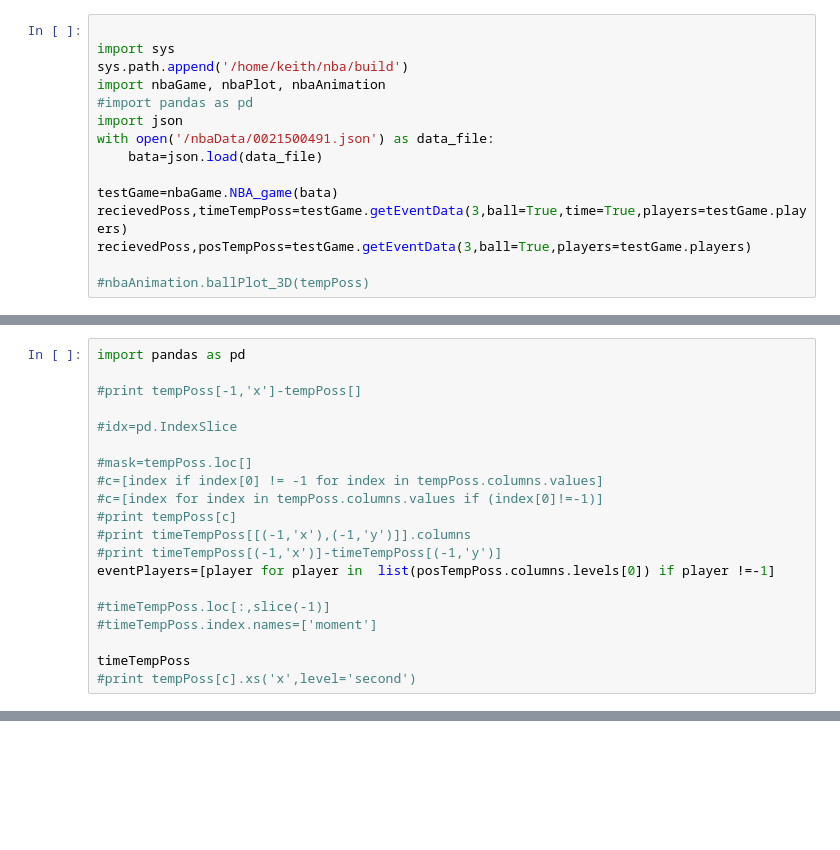
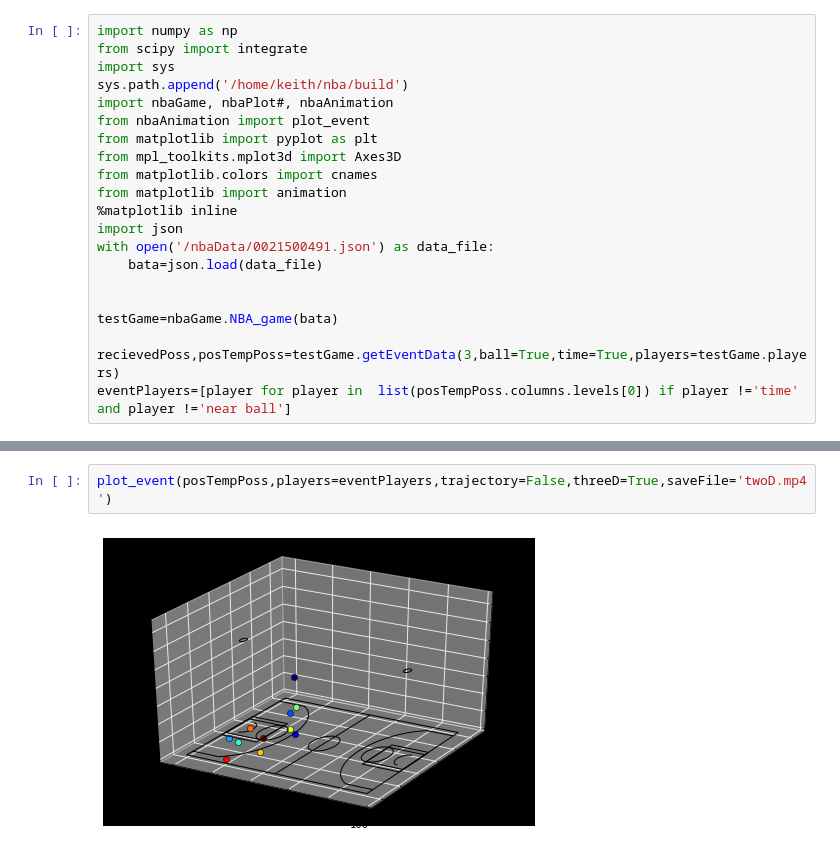
Before and after one commit to KoolSkotcheCoding/nba, a Jupyter notebook: scripts/3DpossessionPlot.ipynb, the cells around one changed output, grey strips where cells are left out. Saved outputs shown, nothing was run; the diff lists cells and outputs as text; blank space fills up the shorter version.

Commit message:
added the all encompassing plot_event function to nbaAnimation

```diff
--- a/scripts/3DpossessionPlot.ipynb
+++ b/scripts/3DpossessionPlot.ipynb
@@ -1,15 +1,21 @@
 # %%
-
+import numpy as np
+from scipy import integrate
 import sys
 sys.path.append('/home/keith/nba/build')
-import nbaGame, nbaPlot, nbaAnimation
-#import pandas as pd
+import nbaGame, nbaPlot#, nbaAnimation
+from nbaAnimation import plot_event
+from matplotlib import pyplot as plt
+from mpl_toolkits.mplot3d import Axes3D
+from matplotlib.colors import cnames
+from matplotlib import animation
+%matplotlib inline
 import json
 with open('/nbaData/0021500491.json') as data_file:
     bata=json.load(data_file)
 
+
 testGame=nbaGame.NBA_game(bata)
-recievedPoss,timeTempPoss=testGame.getEventData(3,ball=True,time=True,players=testGame.players)
-recievedPoss,posTempPoss=testGame.getEventData(3,ball=True,players=testGame.players)
 
-#nbaAnimation.ballPlot_3D(tempPoss)
+recievedPoss,posTempPoss=testGame.getEventData(3,ball=True,time=True,players=testGame.players)
+eventPlayers=[player for player in  list(posTempPoss.columns.levels[0]) if player !='time' and player !='near ball']
@@ -79,20 +21,0 @@ print math.sqrt((9-5)**2+(9-5)**2)
-# %%
-import pandas as pd
-
-#print tempPoss[-1,'x']-tempPoss[]
-
-#idx=pd.IndexSlice
-
-#mask=tempPoss.loc[]
-#c=[index if index[0] != -1 for index in tempPoss.columns.values]
-#c=[index for index in tempPoss.columns.values if (index[0]!=-1)]
-#print tempPoss[c]
-#print timeTempPoss[[(-1,'x'),(-1,'y')]].columns
-#print timeTempPoss[(-1,'x')]-timeTempPoss[(-1,'y')]
-eventPlayers=[player for player in  list(posTempPoss.columns.levels[0]) if player !=-1]
-
-#timeTempPoss.loc[:,slice(-1)]
-#timeTempPoss.index.names=['moment']
-
-timeTempPoss
-#print tempPoss[c].xs('x',level='second')
@@ -135,0 +29,4 @@ print playerLocs
+# %%
+plot_event(posTempPoss,players=eventPlayers,trajectory=False,threeD=True,saveFile='twoD.mp4')
+# %% [output]
+[figure, added]
```
Also changed, not shown: parts of 5 cells of this notebook, 1 other file.
